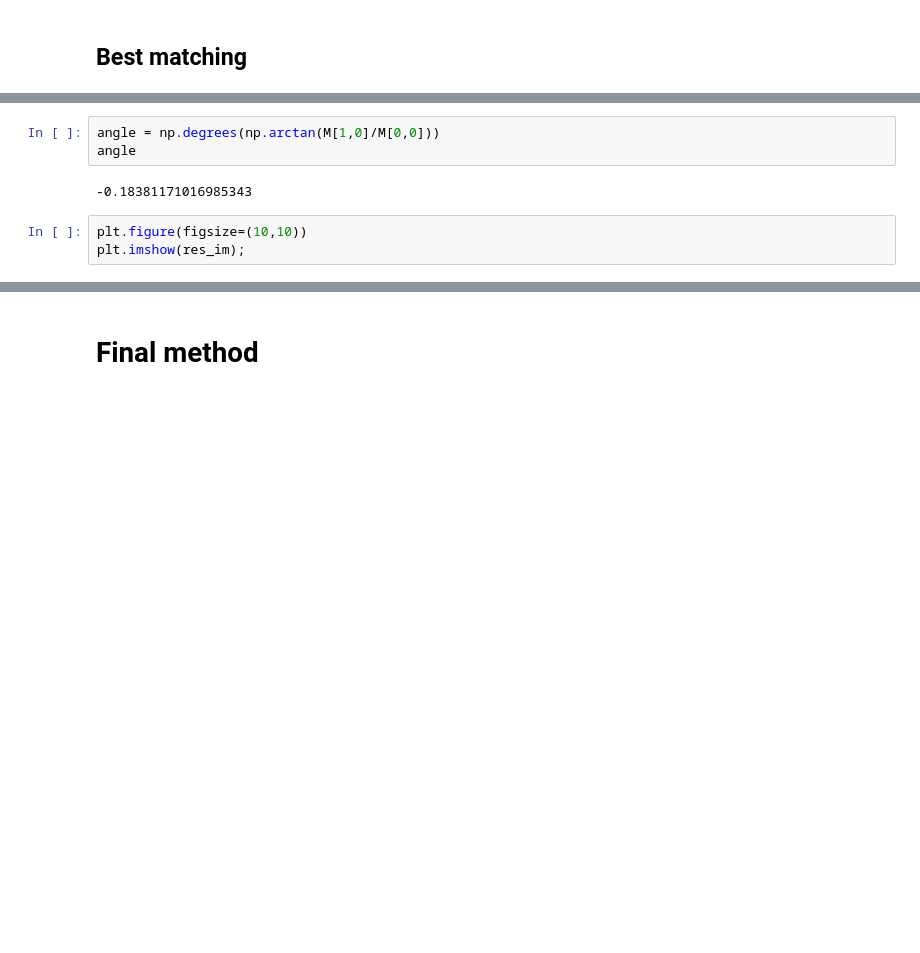
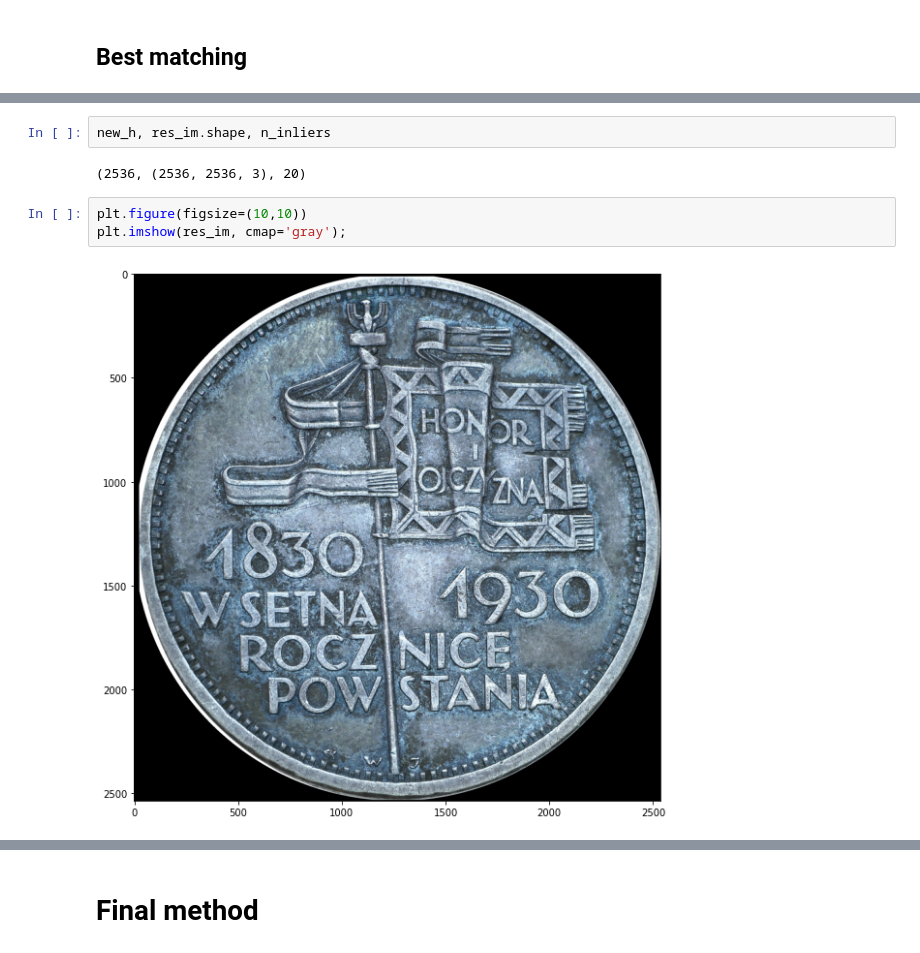
Before and after one commit to tlpchk/coin-wear-estimator, a Jupyter notebook: notebook/4_alignment.ipynb, the cells around one changed output, grey strips where cells are left out. Cells and saved outputs as stored; diff of their text form; blank space fills up the shorter version.

```diff
--- a/notebook/4_alignment.ipynb
+++ b/notebook/4_alignment.ipynb
@@ -93,10 +166,11 @@ res_im[~mask] = 0
-# %%
-angle = np.degrees(np.arctan(M[1,0]/M[0,0]))
-angle
-# %% [output]
--0.18381171016985343
+# %%
+new_h, res_im.shape, n_inliers
+# %% [output]
+(2536, (2536, 2536, 3), 20)
 # %%
 plt.figure(figsize=(10,10))
-plt.imshow(res_im);
+plt.imshow(res_im, cmap='gray');
+# %% [output]
+[figure, added]
 # %%
 fig, (ax1, ax2) = plt.subplots(1,2,figsize=(20,10))
```
Also changed, not shown: parts of 17 cells of this notebook, 14 other files.
